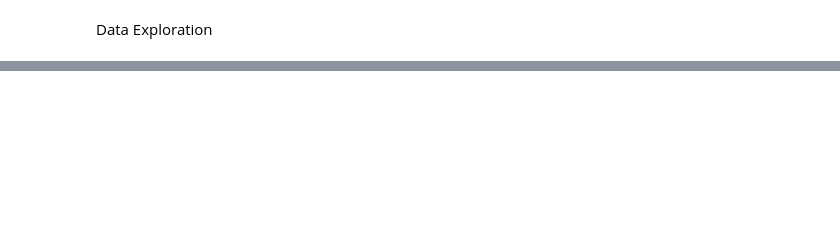
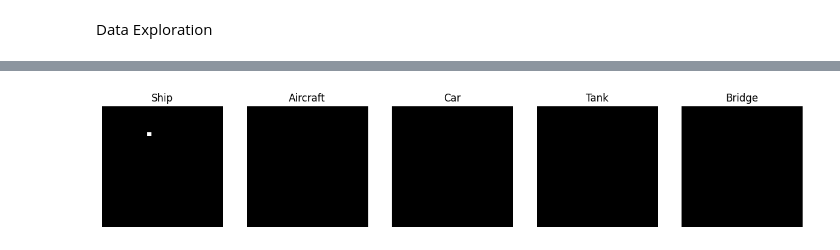
Before and after one commit to Hasanmog/CNN-VS-ViT, a Jupyter notebook: Object_Detection/WorkArea.ipynb, the cells around one changed output, grey strips where cells are left out. Drawn from its saved outputs; the diff is of its cells as text; code cells hidden in the pictures; blank space fills up the shorter version.

```diff
--- a/Object_Detection/WorkArea.ipynb
+++ b/Object_Detection/WorkArea.ipynb
@@ -50,3 +80,5 @@ train_anno.keys() , train_anno['images'][0] , train_anno['annotations'][0] , tra
+# %%
+category = ['Ship' , 'Aircraft' , 'Car' , 'Tank' , 'Bridge' , 'Harbor']
 # %%
 train_set = SARDet(data_dir= data_dir , imgs = train , mode = 'train')
 val_set = SARDet(data_dir= data_dir , imgs = val , mode = 'val')
@@ -59,9 +106,16 @@ img , bbox.shape , cat.shape , score.shape
 # %%
 import matplotlib.pyplot as plt
 
-for category in range(5):
-    plt.imshow(cat[category] , cmap = 'gray')
-    plt.show()
+fig, axs = plt.subplots(nrows=1, ncols=5, figsize=(15, 3))
+
+for idx, sample in enumerate(range(5)):
+    axs[idx].imshow(cat[sample], cmap='gray')
+    axs[idx].axis('off')
+    axs[idx].set_title(category[idx])
+
+plt.show()
+# %% [output]
+[figure, added]
 # %%
 run = 0 #change to 1 to run this cell
 
```
Also changed, not shown: parts of 20 cells of this notebook, 3 other files.
